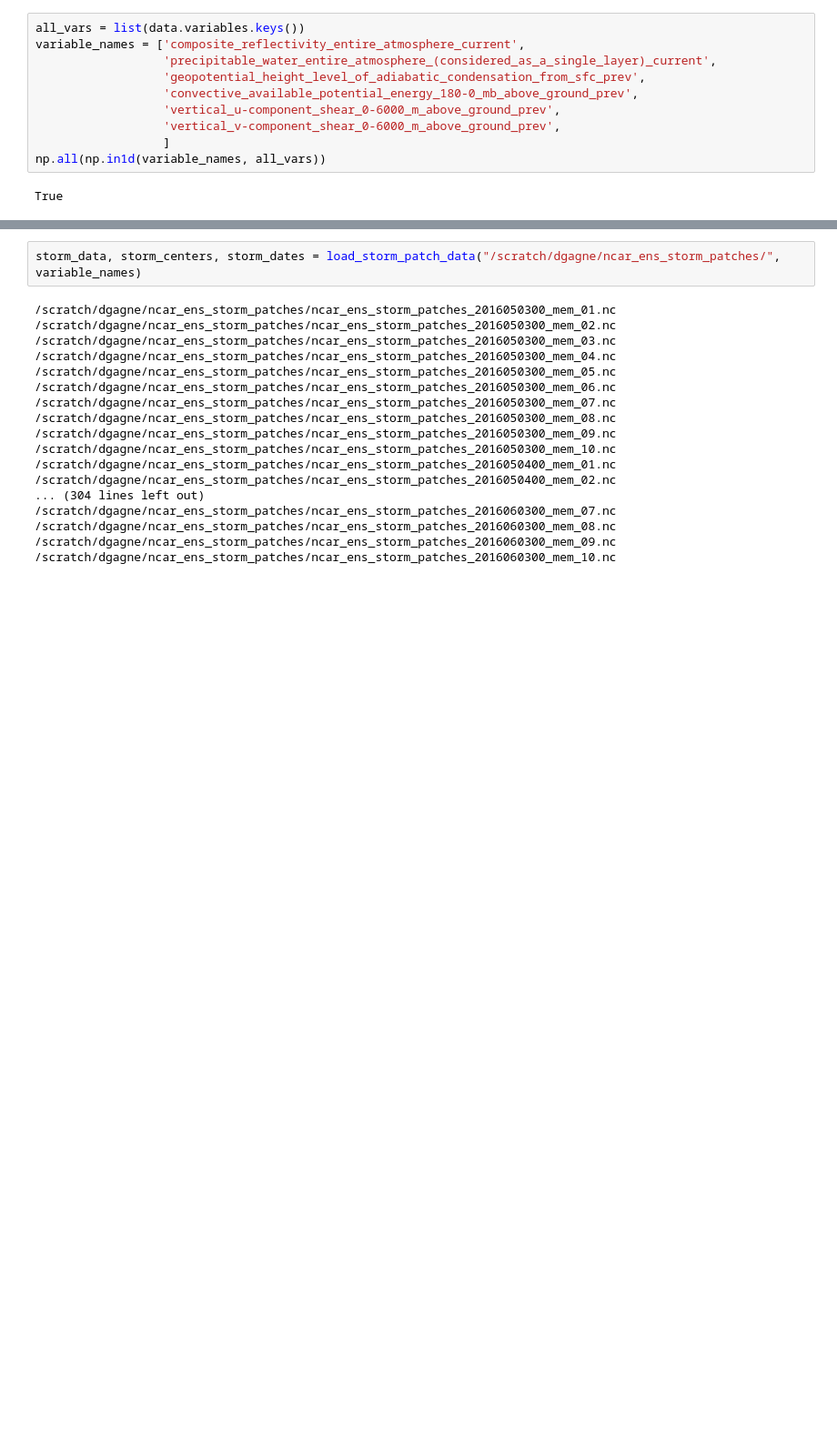
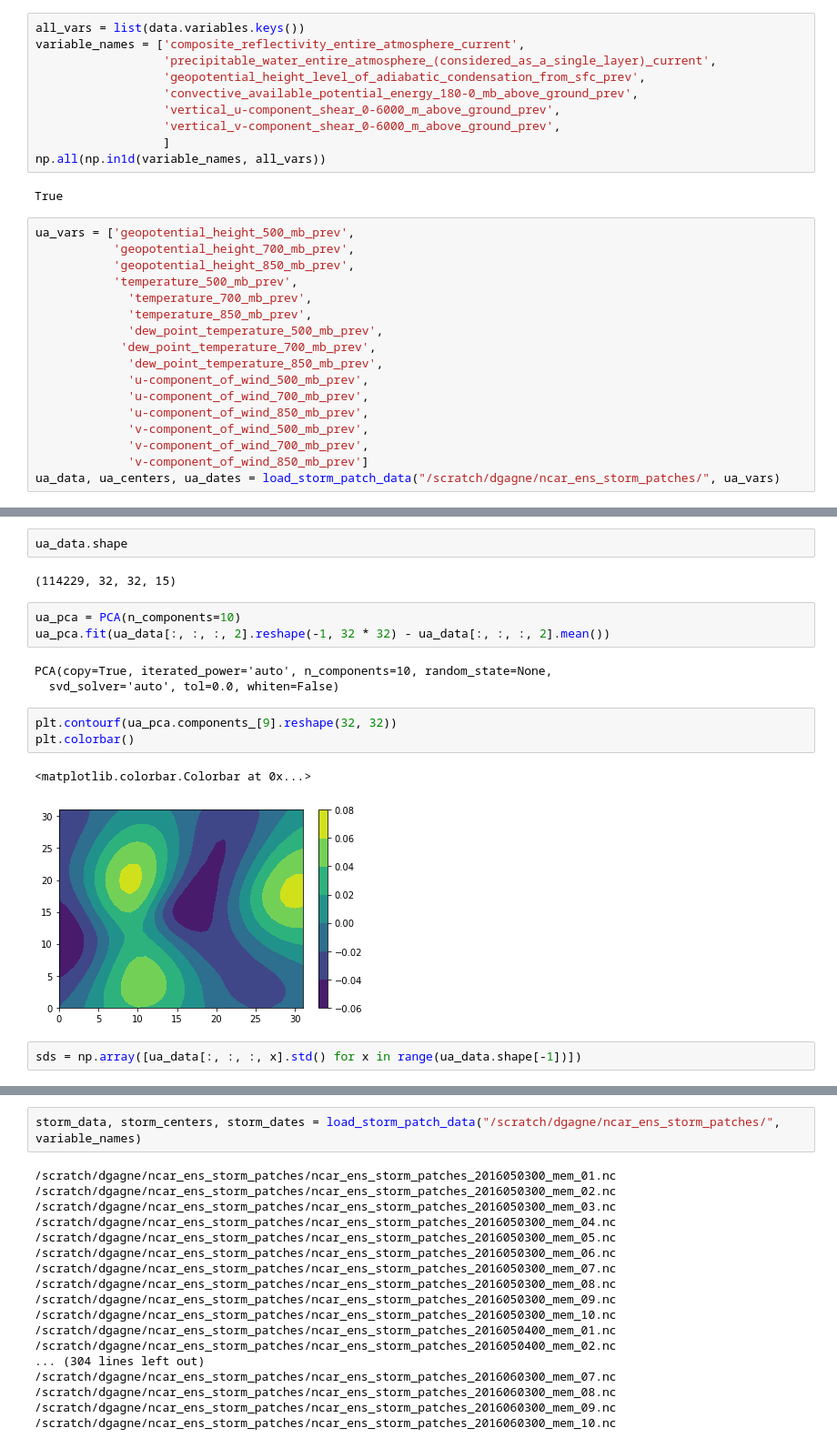
Before and after one commit to djgagne/deepsky, a Jupyter notebook: notebooks/StormPatchHail.ipynb, the cells around one changed output, grey strips where cells are left out. Shown at 91% size. Saved outputs shown, nothing was run; the diff lists cells and outputs as text; blank space fills up the shorter version.

```diff
--- a/notebooks/StormPatchHail.ipynb
+++ b/notebooks/StormPatchHail.ipynb
@@ -68,3 +93,20 @@ variable_names = ['composite_reflectivity_entire_atmosphere_current',
 np.all(np.in1d(variable_names, all_vars))
 # %% [output]
 True
+# %%
+ua_vars = ['geopotential_height_500_mb_prev',
+           'geopotential_height_700_mb_prev',
+           'geopotential_height_850_mb_prev',
+           'temperature_500_mb_prev',
+             'temperature_700_mb_prev',
+             'temperature_850_mb_prev',
+             'dew_point_temperature_500_mb_prev',
+            'dew_point_temperature_700_mb_prev',
+             'dew_point_temperature_850_mb_prev',
+             'u-component_of_wind_500_mb_prev',
+             'u-component_of_wind_700_mb_prev',
+             'u-component_of_wind_850_mb_prev',
+             'v-component_of_wind_500_mb_prev',
+             'v-component_of_wind_700_mb_prev',
+             'v-component_of_wind_850_mb_prev']
+ua_data, ua_centers, ua_dates = load_storm_patch_data("/scratch/dgagne/ncar_ens_storm_patches/", ua_vars)
@@ -70,0 +131,18 @@ True
+# %%
+ua_data.shape
+# %% [output]
+(114229, 32, 32, 15)
+# %%
+ua_pca = PCA(n_components=10)
+ua_pca.fit(ua_data[:, :, :, 2].reshape(-1, 32 * 32) - ua_data[:, :, :, 2].mean())
+# %% [output]
+PCA(copy=True, iterated_power='auto', n_components=10, random_state=None,
+  svd_solver='auto', tol=0.0, whiten=False)
+# %%
+plt.contourf(ua_pca.components_[9].reshape(32, 32))
+plt.colorbar()
+# %% [output]
+<matplotlib.colorbar.Colorbar at 0x...>
+[figure, added]
+# %%
+sds = np.array([ua_data[:, :, :, x].std() for x in range(ua_data.shape[-1])])
```
Also changed, not shown: parts of 56 cells of this notebook, 1 other file.
